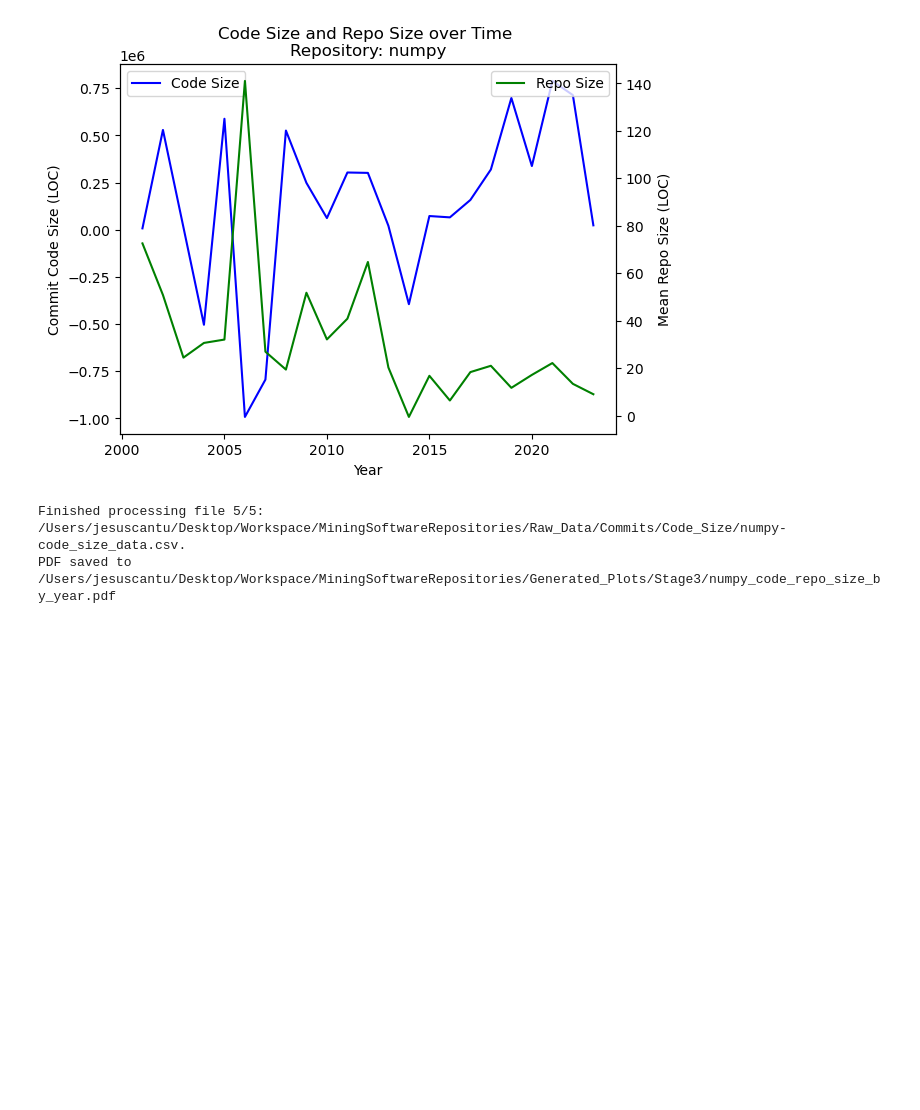
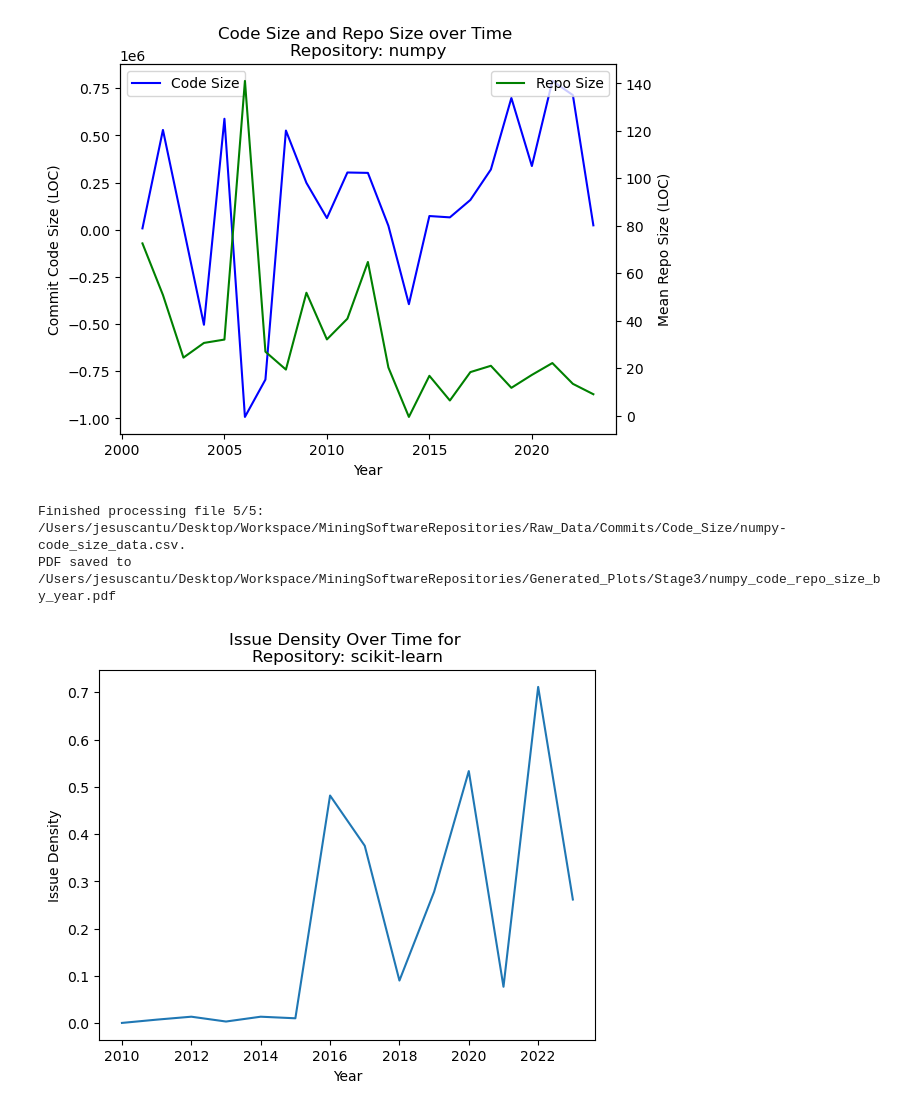
Before and after one commit to JESUSC1/Mining-Software-Repositories, a Jupyter notebook: Code/Data_Visualization/Stage3_and_4_Analyze_Code_Size_Data.ipynb, the cells around one changed output. Drawn from its saved outputs; the diff is of its cells as text; code cells hidden in the pictures; blank space fills up the shorter version.

Commit message:
stage 4 code and plots

```diff
--- a/Code/Data_Visualization/Stage3_Analyze_Code_Size_Data.ipynb
+++ b/Code/Data_Visualization/Stage3_and_4_Analyze_Code_Size_Data.ipynb
@@ -213,3 +271,59 @@ Processing file 5/5: /Users/jesuscantu/Desktop/Workspace/MiningSoftwareRepositor
 [figure]
 Finished processing file 5/5: /Users/jesuscantu/Desktop/Workspace/MiningSoftwareRepositories/Raw_Data/Commits/Code_Size/numpy-code_size_data.csv.
 PDF saved to /Users/jesuscantu/Desktop/Workspace/MiningSoftwareRepositories/Generated_Plots/Stage3/numpy_code_repo_size_by_year.pdf
+# %%
+"""
+Part 2:
+This code uses Dask to compute the issue density over time for a software repository.
+The code reads in two CSV files containing code size and issue data, creates a year column in each dataset,
+and calculates the issue density by dividing the number of issues created each year by the maximum code size in that year.
+The code then plots the issue density over time using Matplotlib and saves the resulting plot as a PDF file, within a specific outupt directory.
+The resulting plot shows the trend of issue density over time for the software repository.
+"""
+
+import os
+import dask.dataframe as dd
+import pandas as pd
+import matplotlib.pyplot as plt
+
+# Read in the code size and issue datasets
+code_size = dd.read_csv('/Users/jesuscantu/Desktop/Workspace/MiningSoftwareRepositories/Raw_Data/Commits/Code_Size/scikit-learn-code_size_data.csv',
+                        usecols=['date', 'code_size_LOC']) # path to code size data
+issues = dd.read_csv('/Users/jesuscantu/Desktop/Workspace/MiningSoftwareRepositories/Raw_Data/Issues/scikit-learn_issues.csv',
+                     usecols=['created_at']) # path to issues data
+# Set Repo Name
+repo_name = "scikit-learn"
+
+# Create year column in each dataset
+code_size['year'] = code_size['date'].str[:4]
+issues['year'] = issues['created_at'].str[:4]
+
+# Calculate issue density by year
+issue_density = issues.groupby('year').size().compute() / code_size.groupby('year')['code_size_LOC'].max().compute()
+
+# Plot the issue density over time
+fig, ax = plt.subplots()
+ax.plot(issue_density.index, issue_density.values)
+
+# Check if the data spans more than 10 years
+if len(issue_density.index) > 10:
+    # Only show every second year on the x-axis
+    plt.xticks(range(0, len(issue_density.index), 2), issue_density.index[::2])
+else:
+    plt.xticks(issue_density.index)
+
+ax.set_title(f'Issue Density Over Time for \nRepository: {repo_name}')
+ax.set_xlabel('Year')
+ax.set_ylabel('Issue Density')
+
+# Save plot
+output_dir = "/Users/jesuscantu/Desktop/Workspace/MiningSoftwareRepositories/Generated_Plots/Stage4"
+output_file = os.path.join(output_dir, f"{repo_name}_mean_issue_density.pdf")
+
+plt.savefig(output_file)
+plt.show()
+
+# Close the plot
+plt.close()
+# %% [output]
+[figure, added]
```
Also changed, not shown: parts of 9 cells of this notebook, 9 other files.
